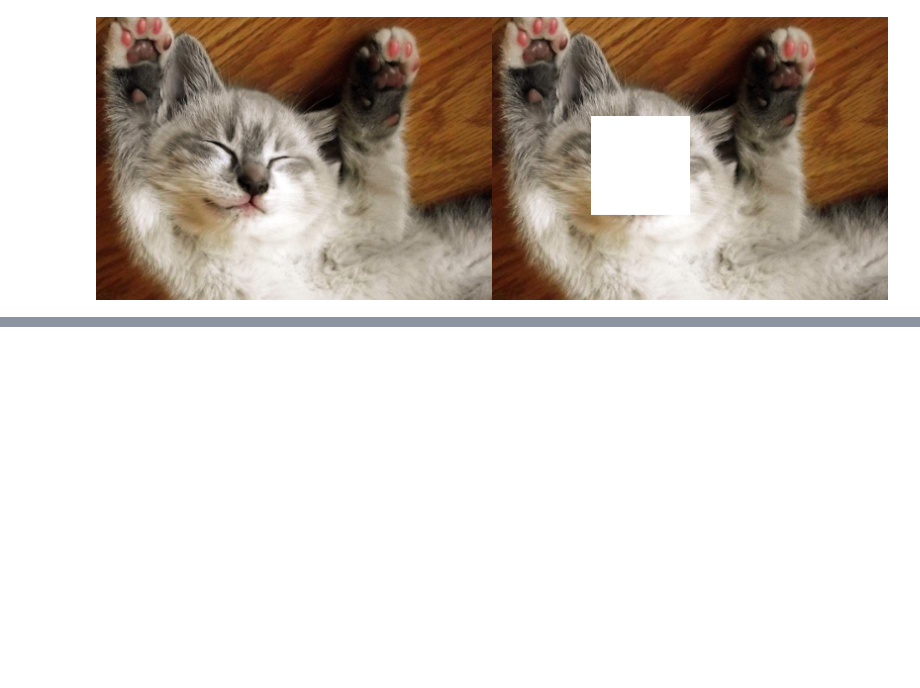
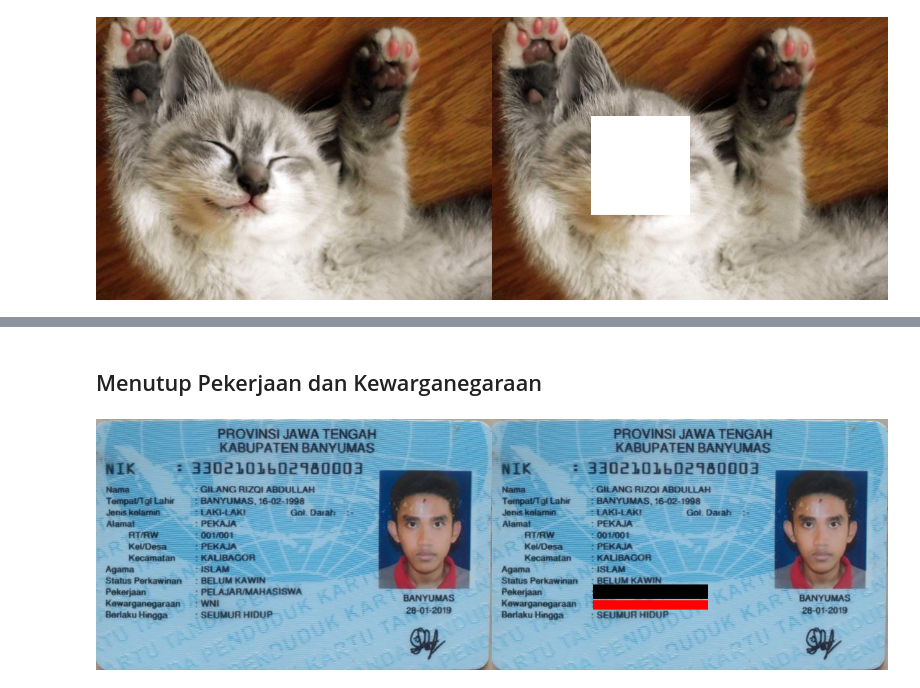
Before and after one commit to aldinpramudya/PCVK_Genap_2023, a Jupyter notebook: JobSheet_1_PCVK.ipynb, the cells around one changed output, grey strips where cells are left out. Saved outputs shown, nothing was run; the diff lists cells and outputs as text; code cells hidden in the pictures; blank space fills up the shorter version.

```diff
--- a/JobSheet_1_PCVK.ipynb
+++ b/JobSheet_1_PCVK.ipynb
@@ -80,0 +106,18 @@ cv2_imshow(final_frame)
+# %% [markdown]
+## Menutup Pekerjaan dan Kewarganegaraan
+# %%
+image_1s = np.copy(image_1)
+#tutup bagian pekerjaan
+for y in range (140,300):
+  for x in range (230,250):
+    image_1s[x,y] = [0,0,0]
+#tutup bagian kewarganegaraan
+image_1ss = np.copy(image_1s)
+for y in range (140,300):
+  for x in range (252,265):
+    image_1ss[x,y] = [0,0,255]
+
+final_frame = cv.hconcat((image_1, image_1ss))
+cv2_imshow(final_frame)
+# %% [output]
+[figure, added]
```
Also changed, not shown: parts of 3 cells of this notebook.
